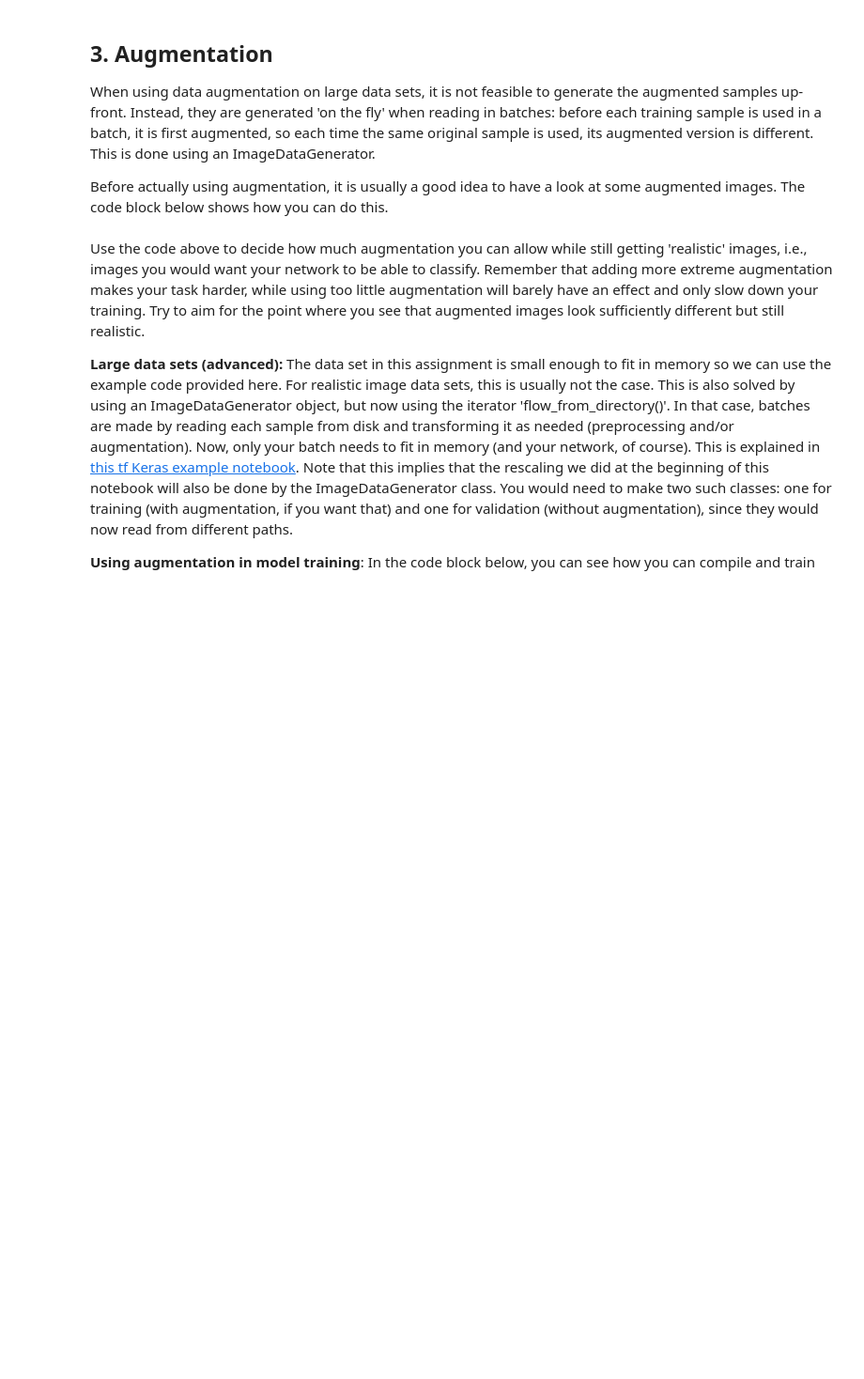
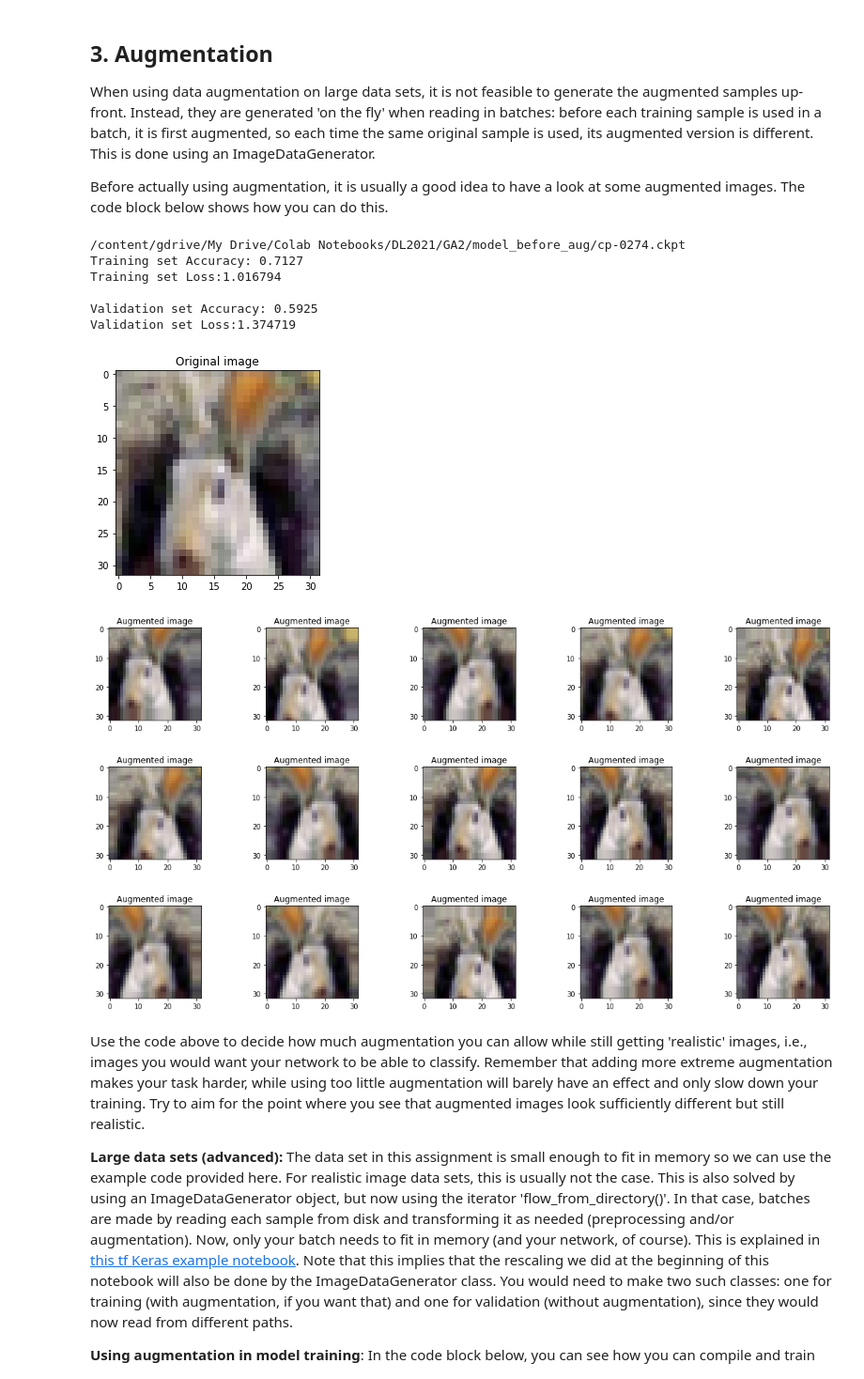
Before and after one commit to michielva/binance-spot-api-docs, a Jupyter notebook: Second_graded_assignment_training.ipynb, the cells around one changed output. Shown at 94% size. Cells and saved outputs as stored; diff of their text form; code cells hidden in the pictures; blank space fills up the shorter version.

Commit message:
Gemaakt met Colaboratory

```diff
--- a/Second_graded_assignment_training.ipynb
+++ b/Second_graded_assignment_training.ipynb
@@ -354,40 +353,77 @@ The steps you should take to tune your network are similar to the first assignme
 When using data augmentation on large data sets, it is not feasible to generate the augmented samples up-front. Instead, they are generated 'on the fly' when reading in batches: before each training sample is used in a batch, it is first augmented, so each time the same original sample is used, its augmented version is different. This is done using an ImageDataGenerator.
 
 Before actually using augmentation, it is usually a good idea to have a look at some augmented images. The code block below shows how you can do this.
+# %%
+# Save best model checkpoint
+
+import pathlib
+
+# Sort the checkpoints by modification time.
+checkpoints = pathlib.Path(checkpoint_dir).glob("*.index")
+checkpoints = sorted(checkpoints, key=lambda cp:cp.stat().st_mtime)
+checkpoints = [cp.with_suffix('') for cp in checkpoints]
+latest = str(checkpoints[-1])
+print(latest)
+checkpoints
+
+best_model_1 = initial_model() # this is a new model
+best_model_1.load_weights(latest)
+
+# The code below should give slightly better results than that for the original model
+[train_loss, train_accuracy] = best_model_1.evaluate(x_train, r_train, verbose=0)
+print("Training set Accuracy:{:7.4f}".format(train_accuracy))
+print("Training set Loss:{:7.6f}\n".format(train_loss))
+
+[val_loss, val_accuracy] = best_model_1.evaluate(x_val, r_val, verbose=0)
+print("Validation set Accuracy:{:7.4f}".format(val_accuracy))
+print("Validation set Loss:{:7.6f}\n".format(val_loss))
+
+model_savename_best = checkpoint_dir+"model_1024_best.1.h5"
+best_model_1.save_weights(model_savename_best)
+# %% [output]
+/content/gdrive/My Drive/Colab Notebooks/DL2021/GA2/model_before_aug/cp-0274.ckpt
+Training set Accuracy: 0.7127
+Training set Loss:1.016794
+
+Validation set Accuracy: 0.5925
+Validation set Loss:1.374719
 # %%
 # An object from the class ImageDataGenerator will do 'on-the-fly' data augmentation
 # every time you call its function .flow()
 
 # Note that not all options are used here: check the docs for additional info
 # the class also contains a 'hook' for adding your own augmentation functions
 
 datagen = ImageDataGenerator(
-        rotation_range=30.0,  # randomly rotate images in the range (degrees, 0 to 180) - note that rotation is more compute-intensive than shifting!!
-        width_shift_range=0.2,  # randomly shift images horizontally (fraction of total width)
-        height_shift_range=0.2,  # randomly shift images vertically (fraction of total height)
-        horizontal_flip=True,  # randomly flip images
-        vertical_flip=False,  # randomly flip images
-        fill_mode = 'nearest', # what to do with 'new' pixels that occur as the result of a transformation
-        zoom_range = 0.2)
+        rotation_range=0.0,       # randomly rotate images in the range (degrees, 0 to 180) - note that rotation is more compute-intensive than shifting!!
+        width_shift_range=0.05,   # randomly shift images horizontally (fraction of total width)
+        height_shift_range=0.05,  # randomly shift images vertically (fraction of total height)
+        horizontal_flip=True,     # randomly flip images
+        vertical_flip=False,      # randomly flip images
+        fill_mode = 'nearest',    # what to do with 'new' pixels that occur as the result of a transformation
+        zoom_range = 0)
 
 # select and show an image from the training set
 img_index = 0
 
 plt.figure()
 plt.imshow(x_train[img_index],  interpolation='None')
 plt.title("Original image")
 plt.show()
 
 testit = datagen.flow(x_train[img_index:img_index+1], batch_size=1)
 
 # generate 15 augmented images (the first one is the original image)
 f = plt.figure(figsize=(20,10))
 for idx in range(15):
     plt.subplot(3,5,idx+1)
     plt.subplots_adjust(hspace=0.5)
     plt.title("Augmented image")
     plt.imshow(testit.next()[0,:,:,:],  interpolation='None')
 plt.show()
+# %% [output]
+[figure, added]
+[figure, added]
 # %% [markdown]
 Use the code above to decide how much augmentation you can allow while still getting 'realistic' images, i.e., images you would want your network to be able to classify. Remember that adding more extreme augmentation makes your task harder, while using too little augmentation will barely have an effect and only slow down your training. Try to aim for the point where you see that augmented images look sufficiently different but still realistic.
 
```
Also changed, not shown: parts of 4 cells of this notebook.
